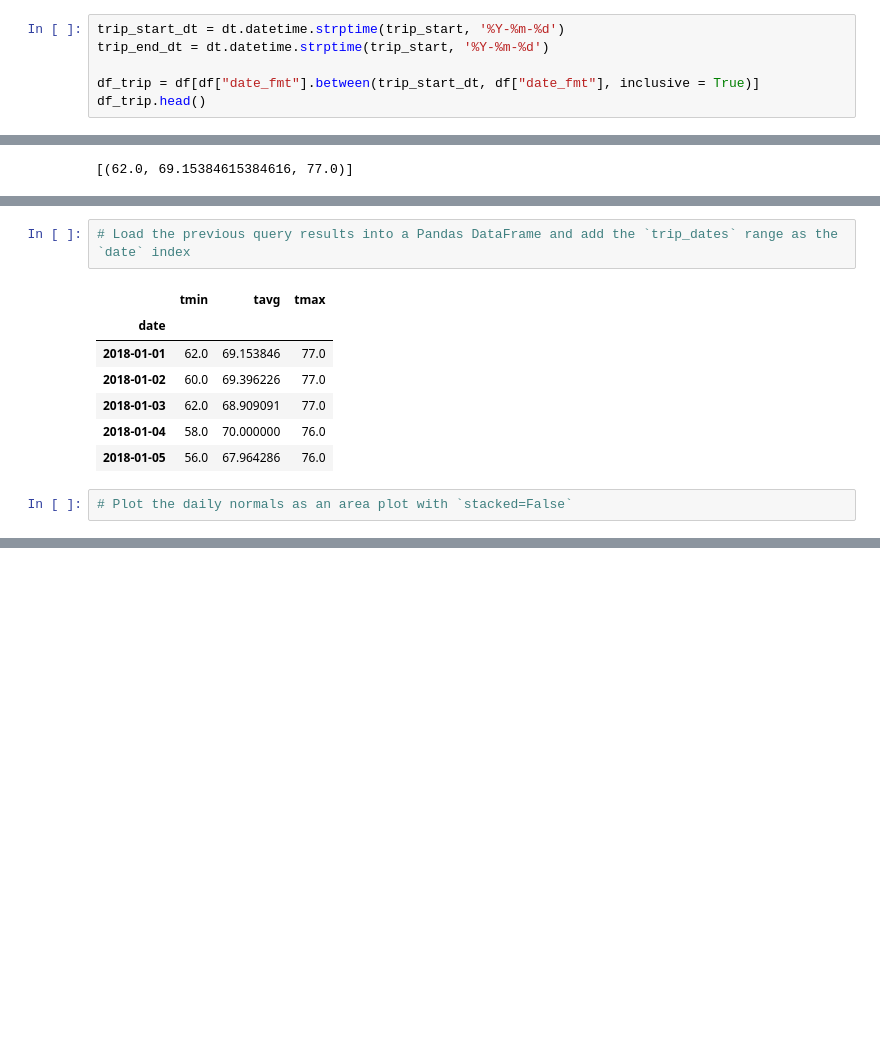
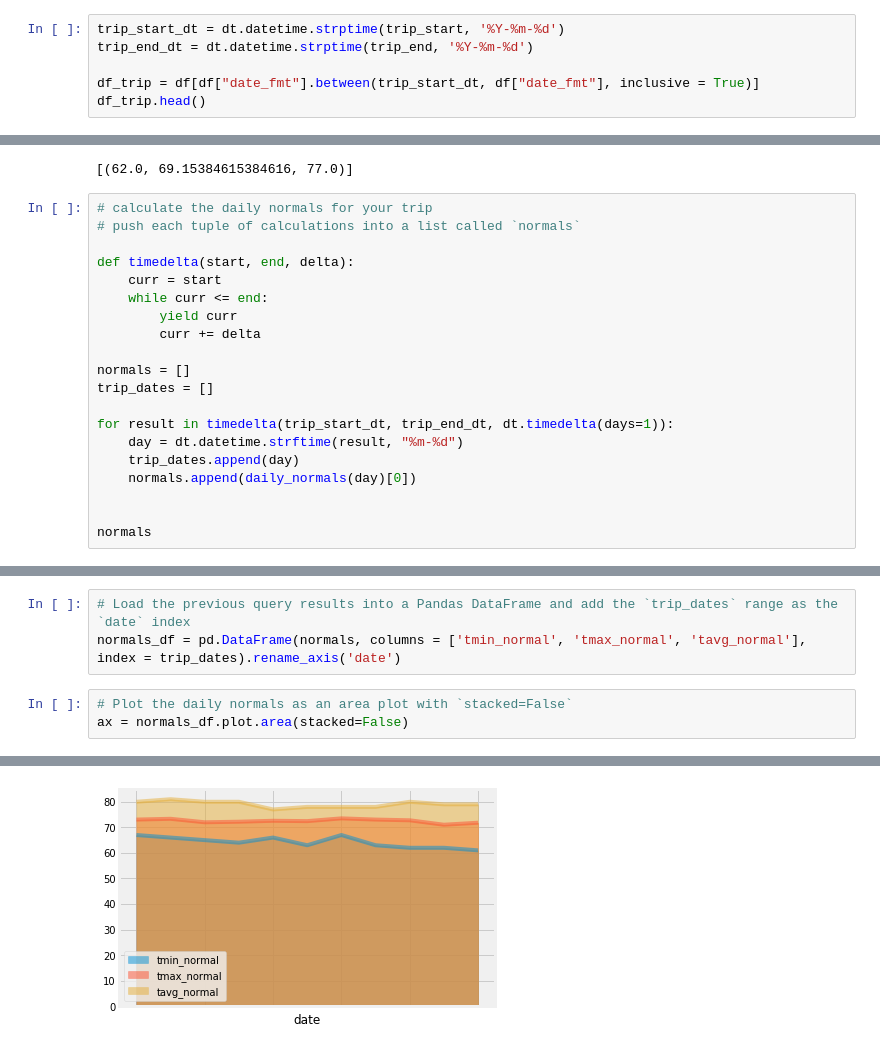
Before and after one commit to ovbondarenko/climate-analysis, a Jupyter notebook: main.ipynb, the cells around one changed output, grey strips where cells are left out. Saved outputs shown, nothing was run; the diff lists cells and outputs as text; blank space fills up the shorter version.

```diff
--- a/main.ipynb
+++ b/main.ipynb
@@ -217,7 +214,7 @@ Text(0.5, 1.0, 'Average temperature')
 [figure]
 # %%
 trip_start_dt = dt.datetime.strptime(trip_start, '%Y-%m-%d')
-trip_end_dt = dt.datetime.strptime(trip_start, '%Y-%m-%d')
+trip_end_dt = dt.datetime.strptime(trip_end, '%Y-%m-%d')
 
 df_trip = df[df["date_fmt"].between(trip_start_dt, df["date_fmt"], inclusive = True)]
 df_trip.head()
@@ -269,3 +266,23 @@ def daily_normals(date):
 daily_normals("01-01")
 # %% [output]
 [(62.0, 69.15384615384616, 77.0)]
+# %%
+# calculate the daily normals for your trip
+# push each tuple of calculations into a list called `normals`
+
+def timedelta(start, end, delta):
+    curr = start
+    while curr <= end:
+        yield curr
+        curr += delta
+
+normals = []
+trip_dates = []
+
+for result in timedelta(trip_start_dt, trip_end_dt, dt.timedelta(days=1)):
+    day = dt.datetime.strftime(result, "%m-%d")
+    trip_dates.append(day)
+    normals.append(daily_normals(day)[0])
+
+
+normals
@@ -291,13 +311,7 @@ daily_normals("01-01")
 # %%
 # Load the previous query results into a Pandas DataFrame and add the `trip_dates` range as the `date` index
+normals_df = pd.DataFrame(normals, columns = ['tmin_normal', 'tmax_normal', 'tavg_normal'], index = trip_dates).rename_axis('date')
-# %% [output]
-|  | tmin | tavg | tmax |
-| date |  |  |  |
-| 2018-01-01 | 62.0 | 69.153846 | 77.0 |
-| 2018-01-02 | 60.0 | 69.396226 | 77.0 |
-| 2018-01-03 | 62.0 | 68.909091 | 77.0 |
-| 2018-01-04 | 58.0 | 70.000000 | 76.0 |
-| 2018-01-05 | 56.0 | 67.964286 | 76.0 |
 # %%
 # Plot the daily normals as an area plot with `stacked=False`
+ax = normals_df.plot.area(stacked=False)
 # %% [output]
@@ -305,0 +318 @@ daily_normals("01-01")
+[figure, added]
```
Also changed, not shown: parts of 4 cells of this notebook.
